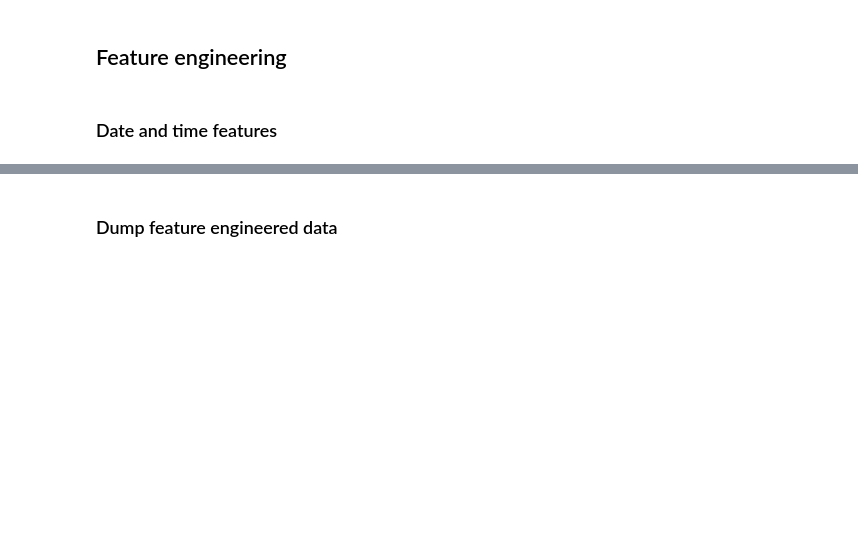
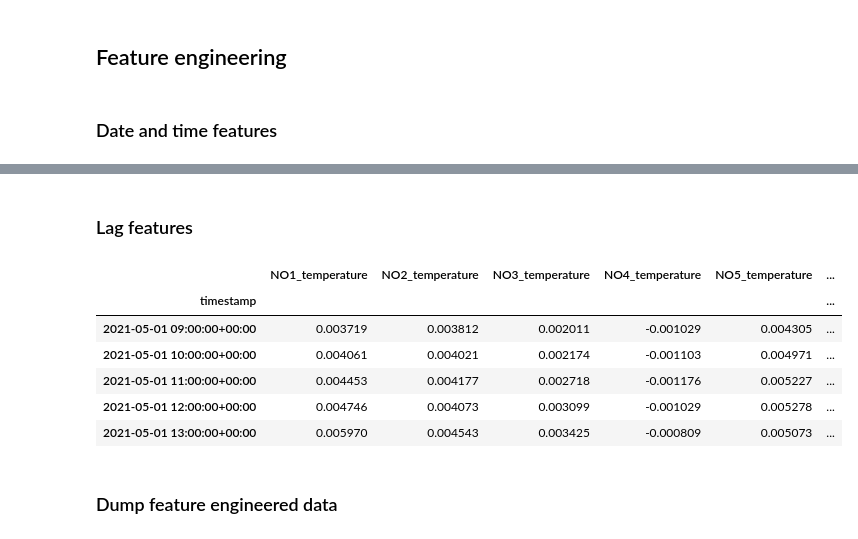
Before and after one commit to jatobro/it3030-deep-learning, a Jupyter notebook: timeseries/data.ipynb, the cells around one changed output, grey strips where cells are left out. Cells and saved outputs as stored; diff of their text form; code cells hidden in the pictures; blank space fills up the shorter version.

Commit message:
24 hour window mean lag features for the consumption

```diff
--- a/timeseries/data.ipynb
+++ b/timeseries/data.ipynb
@@ -251,5 +245,23 @@ train.head()
 | 2017-05-01 03:00:00+00:00 | 0.001762 | 0.001201 | 0.001740 | 0.000074 | 0.001179 | ... |
 | 2017-05-01 04:00:00+00:00 | 0.001664 | 0.001358 | 0.001468 | 0.000074 | 0.001179 | ... |
+# %% [markdown]
+### Lag features
+# %%
+train["lagged_mean_NO1_24h"] = train["NO1_consumption"].shift(1).rolling(24).mean()
+train["lagged_mean_NO2_24h"] = train["NO2_consumption"].shift(1).rolling(24).mean()
+train["lagged_mean_NO3_24h"] = train["NO3_consumption"].shift(1).rolling(24).mean()
+train["lagged_mean_NO4_24h"] = train["NO4_consumption"].shift(1).rolling(24).mean()
+train["lagged_mean_NO5_24h"] = train["NO5_consumption"].shift(1).rolling(24).mean()
+
+train.tail()
+# %% [output]
+|  | NO1_temperature | NO2_temperature | NO3_temperature | NO4_temperature | NO5_temperature | ... |
+| timestamp |  |  |  |  |  | ... |
+| 2021-05-01 09:00:00+00:00 | 0.003719 | 0.003812 | 0.002011 | -0.001029 | 0.004305 | ... |
+| 2021-05-01 10:00:00+00:00 | 0.004061 | 0.004021 | 0.002174 | -0.001103 | 0.004971 | ... |
+| 2021-05-01 11:00:00+00:00 | 0.004453 | 0.004177 | 0.002718 | -0.001176 | 0.005227 | ... |
+| 2021-05-01 12:00:00+00:00 | 0.004746 | 0.004073 | 0.003099 | -0.001029 | 0.005278 | ... |
+| 2021-05-01 13:00:00+00:00 | 0.005970 | 0.004543 | 0.003425 | -0.000809 | 0.005073 | ... |
 # %% [markdown]
 ### Dump feature engineered data
 # %%
```
Also changed, not shown: parts of 7 cells of this notebook.
